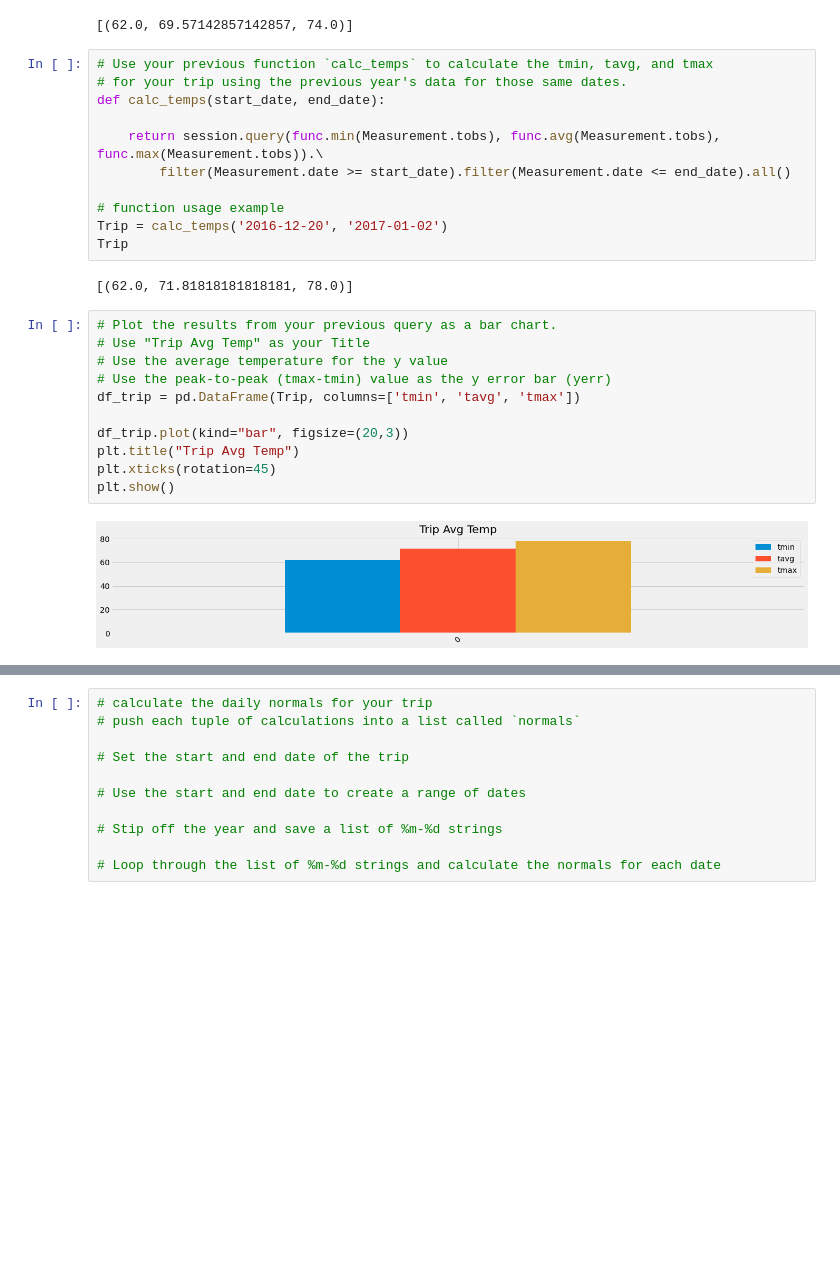
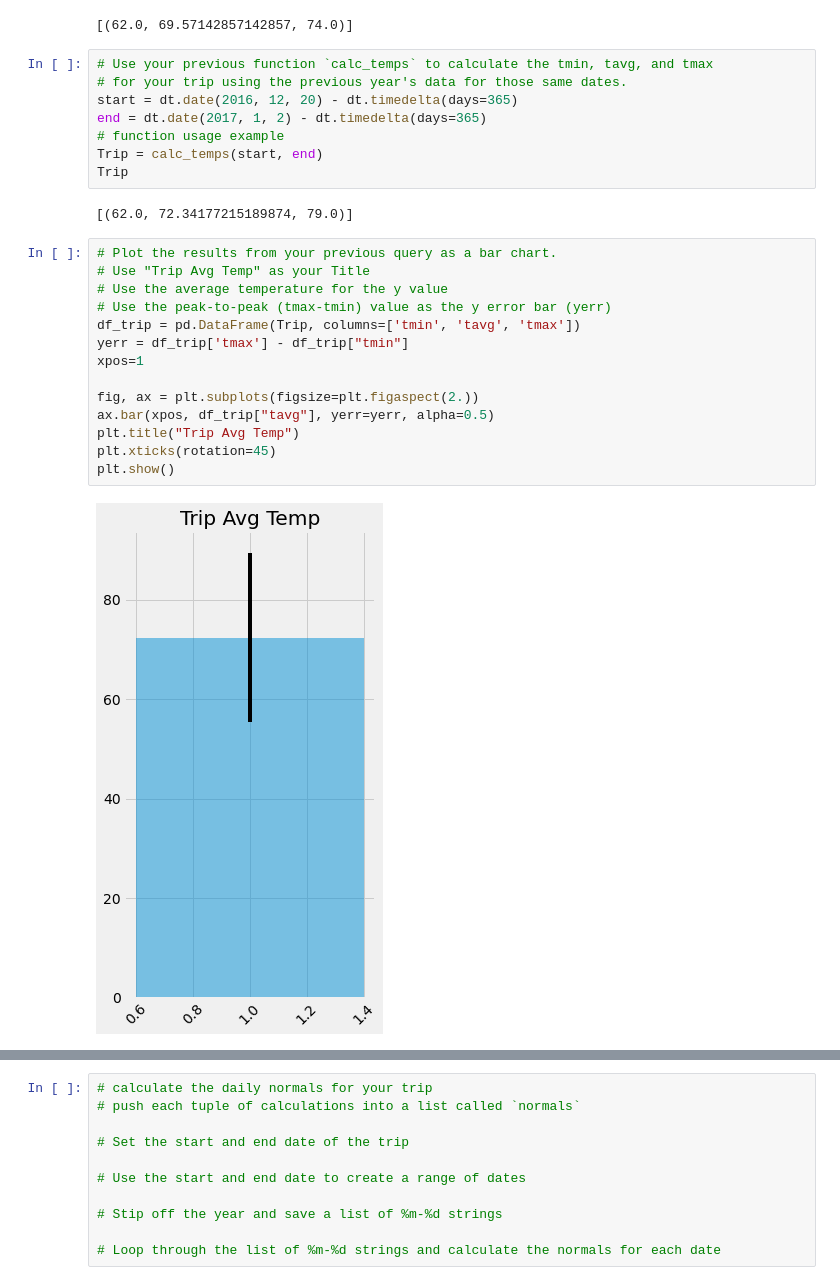
Before and after one commit to richardk6/SQLalchemy-project, a Jupyter notebook: climate_starter.ipynb, the cells around one changed output, grey strips where cells are left out. Drawn from its saved outputs; the diff is of its cells as text; blank space fills up the shorter version.

```diff
--- a/climate_starter.ipynb
+++ b/climate_starter.ipynb
@@ -219,29 +232,29 @@ print(calc_temps('2012-02-28', '2012-03-05'))
 # %%
 # Use your previous function `calc_temps` to calculate the tmin, tavg, and tmax
 # for your trip using the previous year's data for those same dates.
-def calc_temps(start_date, end_date):
-
-    return session.query(func.min(Measurement.tobs), func.avg(Measurement.tobs), func.max(Measurement.tobs)).\
-        filter(Measurement.date >= start_date).filter(Measurement.date <= end_date).all()
-
+start = dt.date(2016, 12, 20) - dt.timedelta(days=365)
+end = dt.date(2017, 1, 2) - dt.timedelta(days=365)
 # function usage example
-Trip = calc_temps('2016-12-20', '2017-01-02')
+Trip = calc_temps(start, end)
 Trip
 # %% [output]
-[(62.0, 71.81818181818181, 78.0)]
+[(62.0, 72.34177215189874, 79.0)]
 # %%
 # Plot the results from your previous query as a bar chart.
 # Use "Trip Avg Temp" as your Title
 # Use the average temperature for the y value
 # Use the peak-to-peak (tmax-tmin) value as the y error bar (yerr)
 df_trip = pd.DataFrame(Trip, columns=['tmin', 'tavg', 'tmax'])
+yerr = df_trip['tmax'] - df_trip["tmin"]
+xpos=1
 
-df_trip.plot(kind="bar", figsize=(20,3))
+fig, ax = plt.subplots(figsize=plt.figaspect(2.))
+ax.bar(xpos, df_trip["tavg"], yerr=yerr, alpha=0.5)
 plt.title("Trip Avg Temp")
 plt.xticks(rotation=45)
 plt.show()
 # %% [output]
-[figure, old version]
+[figure, new version]
 # %%
 # Calculate the total amount of rainfall per weather station for your trip dates using the previous year's matching dates.
 # Sort this in descending order by precipitation amount and list the station, name, latitude, longitude, and elevation
```
Also changed, not shown: parts of 9 cells of this notebook, 1 other file.
